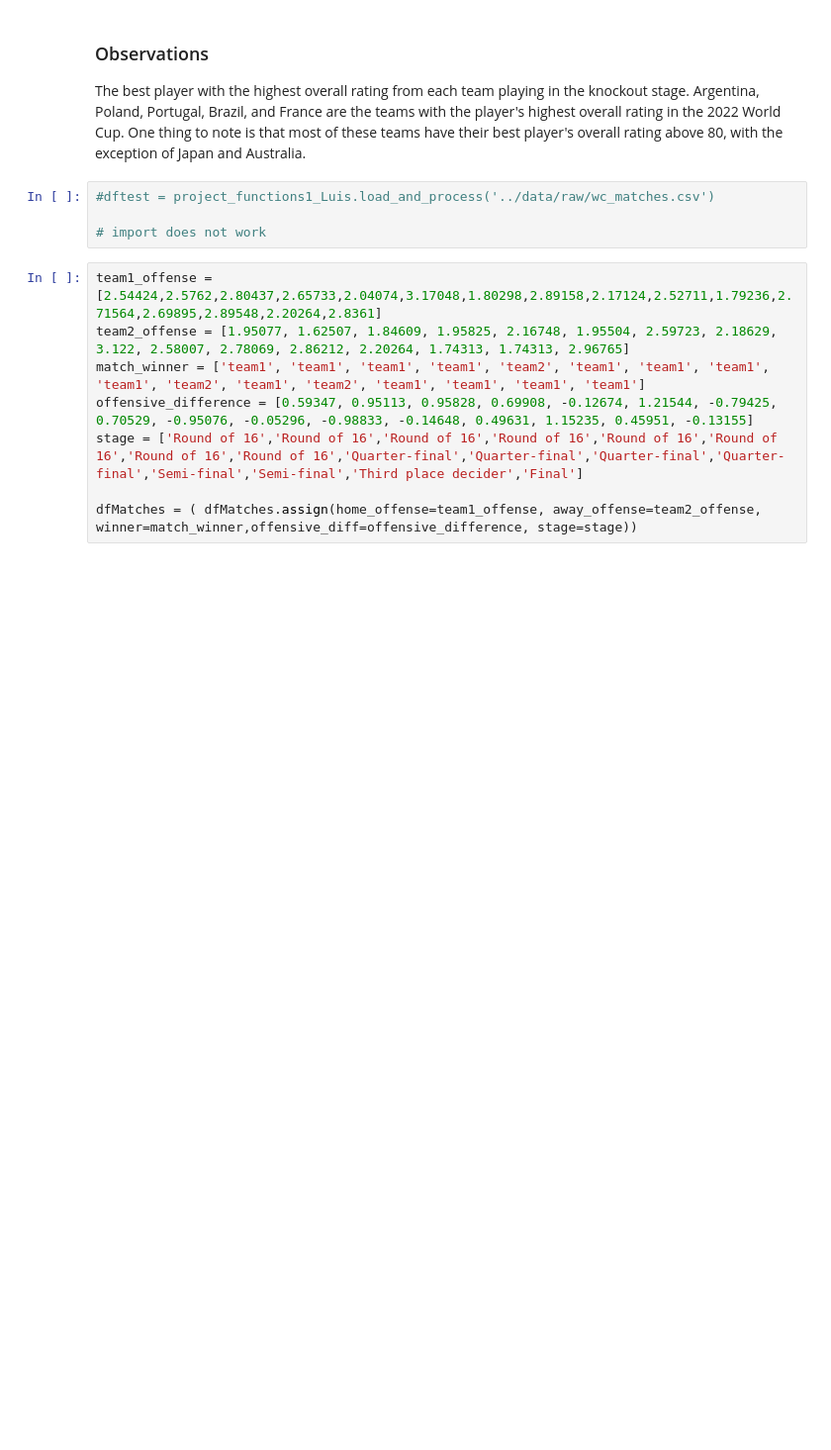
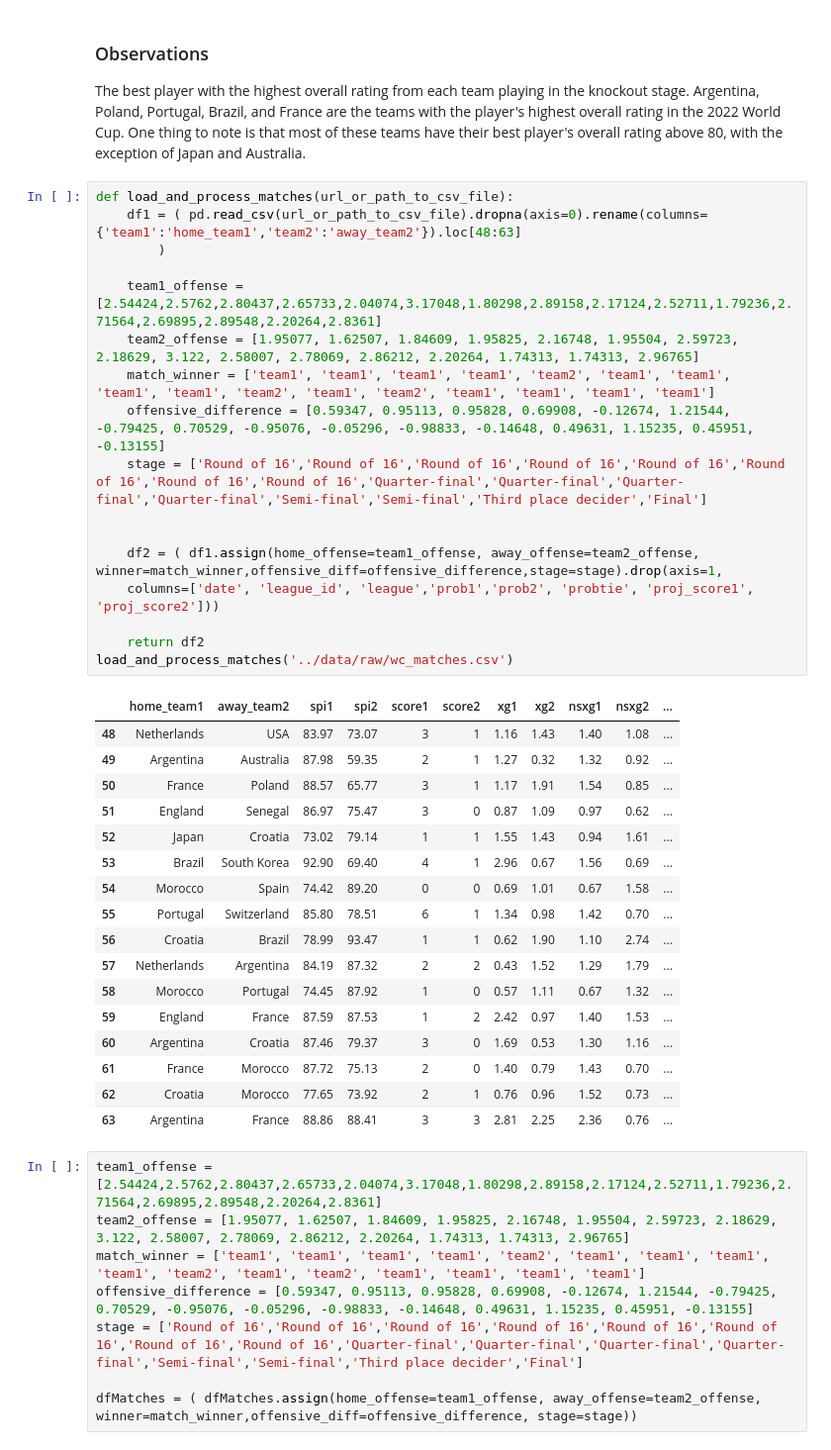
Before and after one commit to ubco-W2022T2-data301/project-group-group41, a Jupyter notebook: analysis/analysis1_Luis_Wen.ipynb, the cells around one changed output. Shown at 99% size. Drawn from its saved outputs; the diff is of its cells as text; blank space fills up the shorter version.

```diff
--- a/analysis/analysis1_Luis_Wen.ipynb
+++ b/analysis/analysis1_Luis_Wen.ipynb
@@ -228,10 +221,41 @@ sns.despine()
 ### Observations
 
 The best player with the highest overall rating from each team playing in the knockout stage. Argentina, Poland, Portugal, Brazil, and France are the teams with the player's highest overall rating in the 2022 World Cup. One thing to note is that most of these teams have their best player's overall rating above 80, with the exception of Japan and Australia.
-# %%
-#dftest = project_functions1_Luis.load_and_process('../data/raw/wc_matches.csv')
-
-# import does not work
+# %%
+def load_and_process_matches(url_or_path_to_csv_file):
+    df1 = ( pd.read_csv(url_or_path_to_csv_file).dropna(axis=0).rename(columns={'team1':'home_team1','team2':'away_team2'}).loc[48:63]
+        )
+
+    team1_offense = [2.54424,2.5762,2.80437,2.65733,2.04074,3.17048,1.80298,2.89158,2.17124,2.52711,1.79236,2.71564,2.69895,2.89548,2.20264,2.8361]
+    team2_offense = [1.95077, 1.62507, 1.84609, 1.95825, 2.16748, 1.95504, 2.59723, 2.18629, 3.122, 2.58007, 2.78069, 2.86212, 2.20264, 1.74313, 1.74313, 2.96765]
+    match_winner = ['team1', 'team1', 'team1', 'team1', 'team2', 'team1', 'team1', 'team1', 'team1', 'team2', 'team1', 'team2', 'team1', 'team1', 'team1', 'team1']
+    offensive_difference = [0.59347, 0.95113, 0.95828, 0.69908, -0.12674, 1.21544, -0.79425, 0.70529, -0.95076, -0.05296, -0.98833, -0.14648, 0.49631, 1.15235, 0.45951, -0.13155]
+    stage = ['Round of 16','Round of 16','Round of 16','Round of 16','Round of 16','Round of 16','Round of 16','Round of 16','Quarter-final','Quarter-final','Quarter-final','Quarter-final','Semi-final','Semi-final','Third place decider','Final']
+
+
+    df2 = ( df1.assign(home_offense=team1_offense, away_offense=team2_offense, winner=match_winner,offensive_diff=offensive_difference,stage=stage).drop(axis=1,
+    columns=['date', 'league_id', 'league','prob1','prob2', 'probtie', 'proj_score1', 'proj_score2']))
+
+    return df2
+load_and_process_matches('../data/raw/wc_matches.csv')
+# %% [output]
+|  | home_team1 | away_team2 | spi1 | spi2 | score1 | score2 | xg1 | xg2 | nsxg1 | nsxg2 | ... |
+| 48 | Netherlands | USA | 83.97 | 73.07 | 3 | 1 | 1.16 | 1.43 | 1.40 | 1.08 | ... |
+| 49 | Argentina | Australia | 87.98 | 59.35 | 2 | 1 | 1.27 | 0.32 | 1.32 | 0.92 | ... |
+| 50 | France | Poland | 88.57 | 65.77 | 3 | 1 | 1.17 | 1.91 | 1.54 | 0.85 | ... |
+| 51 | England | Senegal | 86.97 | 75.47 | 3 | 0 | 0.87 | 1.09 | 0.97 | 0.62 | ... |
+| 52 | Japan | Croatia | 73.02 | 79.14 | 1 | 1 | 1.55 | 1.43 | 0.94 | 1.61 | ... |
+| 53 | Brazil | South Korea | 92.90 | 69.40 | 4 | 1 | 2.96 | 0.67 | 1.56 | 0.69 | ... |
+| 54 | Morocco | Spain | 74.42 | 89.20 | 0 | 0 | 0.69 | 1.01 | 0.67 | 1.58 | ... |
+| 55 | Portugal | Switzerland | 85.80 | 78.51 | 6 | 1 | 1.34 | 0.98 | 1.42 | 0.70 | ... |
+| 56 | Croatia | Brazil | 78.99 | 93.47 | 1 | 1 | 0.62 | 1.90 | 1.10 | 2.74 | ... |
+| 57 | Netherlands | Argentina | 84.19 | 87.32 | 2 | 2 | 0.43 | 1.52 | 1.29 | 1.79 | ... |
+| 58 | Morocco | Portugal | 74.45 | 87.92 | 1 | 0 | 0.57 | 1.11 | 0.67 | 1.32 | ... |
+| 59 | England | France | 87.59 | 87.53 | 1 | 2 | 2.42 | 0.97 | 1.40 | 1.53 | ... |
+| 60 | Argentina | Croatia | 87.46 | 79.37 | 3 | 0 | 1.69 | 0.53 | 1.30 | 1.16 | ... |
+| 61 | France | Morocco | 87.72 | 75.13 | 2 | 0 | 1.40 | 0.79 | 1.43 | 0.70 | ... |
+| 62 | Croatia | Morocco | 77.65 | 73.92 | 2 | 1 | 0.76 | 0.96 | 1.52 | 0.73 | ... |
+| 63 | Argentina | France | 88.86 | 88.41 | 3 | 3 | 2.81 | 2.25 | 2.36 | 0.76 | ... |
 # %%
 team1_offense = [2.54424,2.5762,2.80437,2.65733,2.04074,3.17048,1.80298,2.89158,2.17124,2.52711,1.79236,2.71564,2.69895,2.89548,2.20264,2.8361]
 team2_offense = [1.95077, 1.62507, 1.84609, 1.95825, 2.16748, 1.95504, 2.59723, 2.18629, 3.122, 2.58007, 2.78069, 2.86212, 2.20264, 1.74313, 1.74313, 2.96765]
```
Also changed, not shown: parts of 3 cells of this notebook, 2 other files.
